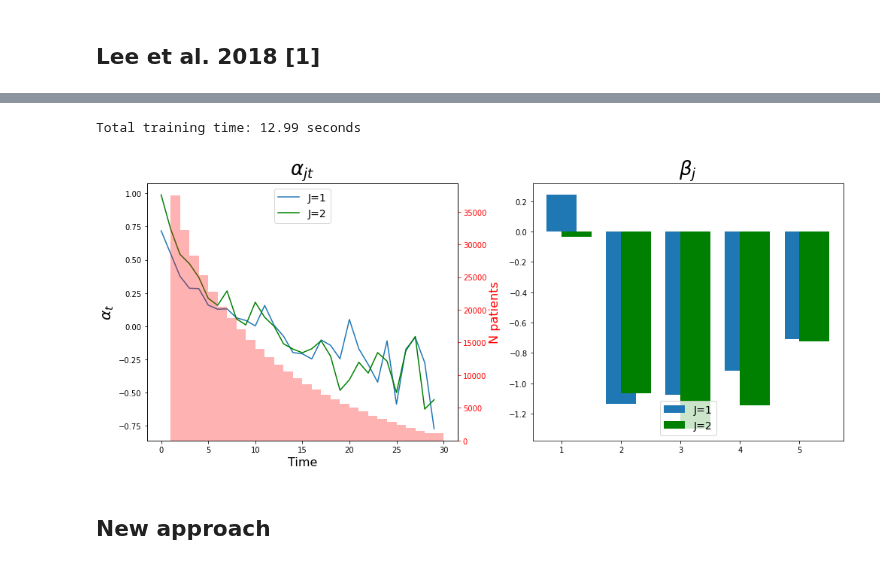
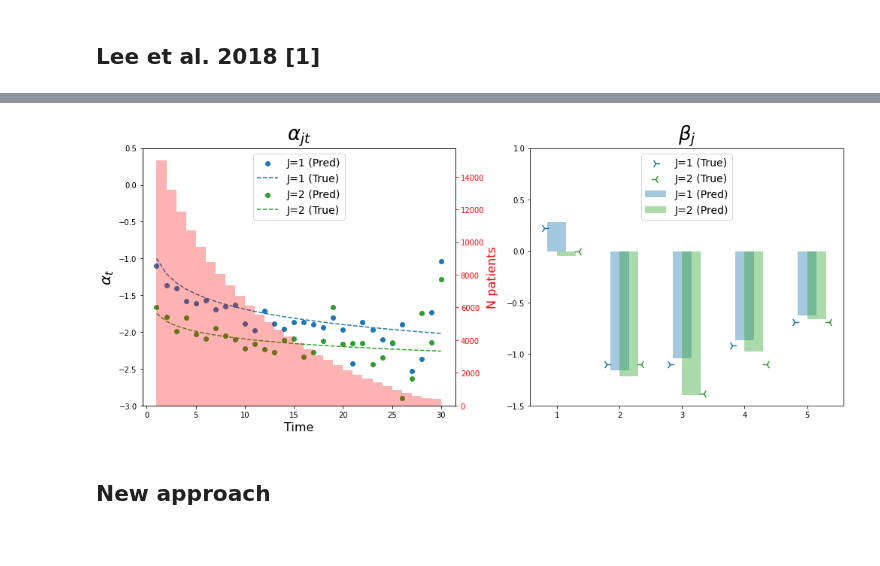
Before and after one commit to tomer1812/pydts, a Jupyter notebook: docs/Simple Simulation.ipynb, the cells around one changed output, grey strips where cells are left out. Saved outputs shown, nothing was run; the diff lists cells and outputs as text; code cells hidden in the pictures.

```diff
--- a/docs/Simple Simulation.ipynb
+++ b/docs/Simple Simulation.ipynb
@@ -43,9 +42,10 @@ from examples.generate_simulations_data import generate_quick_start_df
 import warnings
 warnings.filterwarnings('ignore')
 # %%
+n_patients = 20000
 n_cov = 5
-patients_df = generate_quick_start_df(n_patients=50000, n_cov=n_cov, d_times=30, j_events=2, pid_col='pid',
-                                      seed=0)
+patients_df = generate_quick_start_df(n_patients=n_patients, n_cov=n_cov, d_times=30, j_events=2,
+                                      pid_col='pid', seed=0)
 covariates = [f'Z{i + 1}' for i in range(n_cov)]
 
 train_df, test_df = train_test_split(patients_df, test_size=0.25)
@@ -86,4 +85,0 @@ expanded_train_df
-# %%
-expanded_train_df = pd.concat([expanded_train_df,
-                               pd.get_dummies(expanded_train_df['X'], prefix='alpha')], axis=1)
-expanded_train_df
@@ -107,37 +86,40 @@ models = {}
+# %%
+models = {}
+df = expanded_train_df.drop('C', axis=1)
 # %%
-start = time()
+formula = 'j_1 ~ Z1 + Z2 + Z3 + Z4 + Z5 + C(X) -1'
+model = sm.GLM.from_formula(formula=formula, data=df, family=sm.families.Binomial())
+models[1] = model.fit()
 
-for e in tqdm(events[1:], total=len(events)-1):
-    model = LogisticRegression()
-    X, y =  expanded_train_df[covariates + alpha_list].values, expanded_train_df[f'j_{e}'].values
-    model.fit(X, y)
-    models[e] = model
-
-end = time()
+formula = 'j_2 ~ Z1 + Z2 + Z3 + Z4 + Z5 + C(X) -1'
+model = sm.GLM.from_formula(formula=formula, data=df, family=sm.families.Binomial())
+models[2] = model.fit()
-# %%
-print(f'Total training time: {end - start:.2f} seconds')
-# %% [output]
-Total training time: 12.99 seconds
 # %%
 fig, axes = plt.subplots(1,2, figsize=(14,6))
 ax = axes[0]
 ax.set_title(r'$\alpha_{jt}$', fontsize=26)
-ax.plot(models[1].coef_[0, n_cov:], label='J=1')
-ax.plot(models[2].coef_[0, n_cov:], color='g', label='J=2')
+ax.scatter(times, models[1].params[:len(times)].values, label='J=1 (Pred)', color='tab:blue')
+ax.plot(times, -1 -0.3*np.log(times), label='J=1 (True)', ls='--', color='tab:blue' )
+ax.scatter(times, models[2].params[:len(times)].values, label='J=2 (Pred)', color='tab:green')
+ax.plot(times, -1.75 -0.15*np.log(times), label='J=2 (True)', ls='--', color='tab:green' )
 ax.set_xlabel(r'Time', fontsize=16)
 ax.set_ylabel(r'$\alpha_{t}$', fontsize=20)
 ax.legend(loc='upper center', fontsize=14)
+ax.set_ylim([-3, 0.5])
 ax2 = ax.twinx()
 ax2.hist(expanded_train_df['X'], color='r', alpha=0.3, bins=times)
 ax2.set_ylabel('N patients', fontsize=16, color='red')
 ax2.tick_params(axis='y', colors='red')
 
+
 ax = axes[1]
 ax.set_title(r'$\beta_{j}$', fontsize=26)
-ax.bar(np.arange(1, n_cov+1), models[1].coef_[0, :n_cov], label='J=1', width=0.5)
-ax.bar(np.arange(1, n_cov+1), models[2].coef_[0, :n_cov], color='g', label='J=2', align='edge', width=0.5)
-ax.legend(loc='lower center', fontsize=14)
-
+ax.bar(np.arange(1, n_cov+1), models[1].params[-n_cov:], label='J=1 (Pred)', width=0.3, alpha=0.4, color='tab:blue')
+ax.scatter(-0.2+np.arange(1, n_cov+1), -np.log([0.8, 3, 3, 2.5, 2]), color='tab:blue', label='J=1 (True)', marker="4", s=130)
+ax.bar(np.arange(1, n_cov+1), models[2].params[-n_cov:], color='tab:green', label='J=2 (Pred)', align='edge', width=0.3, alpha=0.4)
+ax.scatter(0.35+np.arange(1, n_cov+1), -np.log([1, 3, 4, 3, 2]), color='tab:green', label='J=2 (True)', marker="3", s=130)
+ax.legend(loc='upper center', fontsize=14)
+ax.set_ylim([-1.5, 1])
 fig.tight_layout()
 # %% [output]
-[figure, old version]
+[figure, new version]
```
Also changed, not shown: parts of 18 cells of this notebook, 3 other files.
